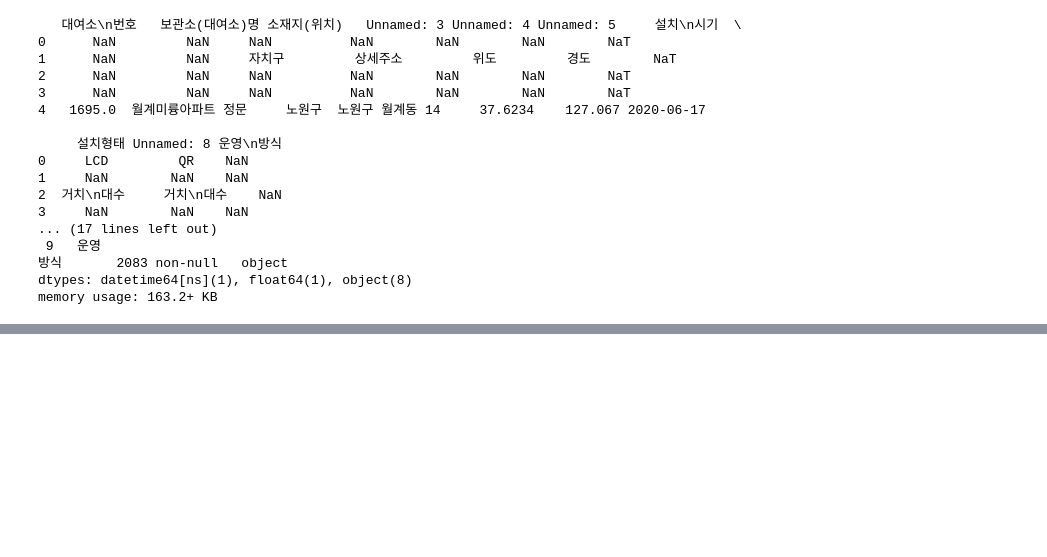
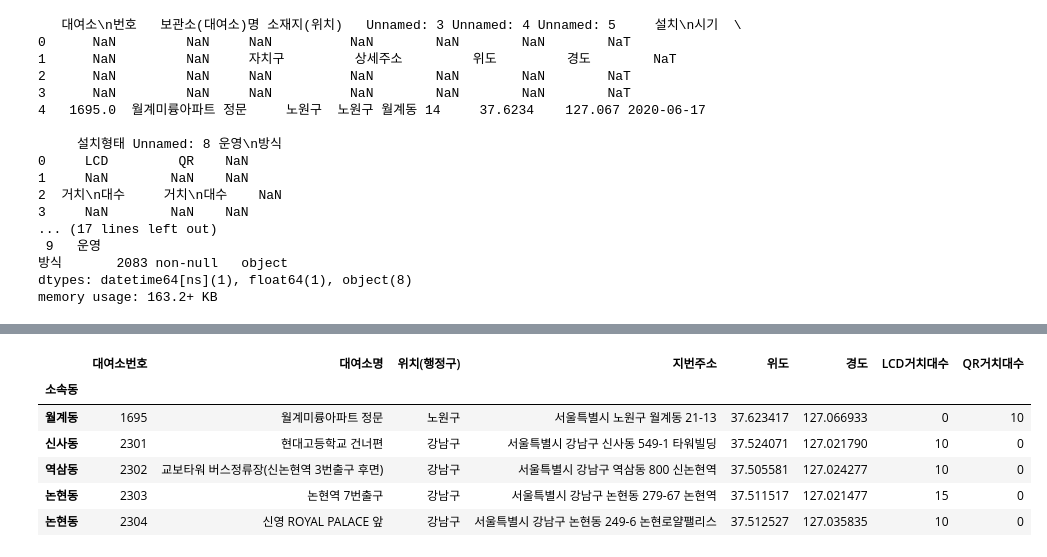
Before and after one commit to JuheePak/Python-project, a Jupyter notebook: source/bike_addr.ipynb, the cells around one changed output, grey strips where cells are left out. Drawn from its saved outputs; the diff is of its cells as text; code cells hidden in the pictures; blank space fills up the shorter version.

```diff
--- a/source/bike_addr.ipynb
+++ b/source/bike_addr.ipynb
@@ -25,0 +172,14 @@ memory usage: 163.2+ KB
+# %%
+addr.set_index('소속동', inplace=True)
+# %%
+# LCD 거치대수와 QR 거치대수의 결측치 값 0으로 변경
+addr.fillna(0, inplace=True)
+display(addr.head())
+# %% [output]
+|  | 대여소번호 | 대여소명 | 위치(행정구) | 지번주소 | 위도 | 경도 | LCD거치대수 | QR거치대수 |
+| 소속동 |  |  |  |  |  |  |  |  |
+| 월계동 | 1695 | 월계미륭아파트 정문 | 노원구 | 서울특별시 노원구 월계동 21-13 | 37.623417 | 127.066933 | 0 | 10 |
+| 신사동 | 2301 | 현대고등학교 건너편 | 강남구 | 서울특별시 강남구 신사동 549-1 타워빌딩 | 37.524071 | 127.021790 | 10 | 0 |
+| 역삼동 | 2302 | 교보타워 버스정류장(신논현역 3번출구 후면) | 강남구 | 서울특별시 강남구 역삼동 800 신논현역 | 37.505581 | 127.024277 | 10 | 0 |
+| 논현동 | 2303 | 논현역 7번출구 | 강남구 | 서울특별시 강남구 논현동 279-67 논현역 | 37.511517 | 127.021477 | 15 | 0 |
+| 논현동 | 2304 | 신영 ROYAL PALACE 앞 | 강남구 | 서울특별시 강남구 논현동 249-6 논현로얄팰리스 | 37.512527 | 127.035835 | 10 | 0 |
```
Also changed, not shown: parts of 15 cells of this notebook, 2 other files.
